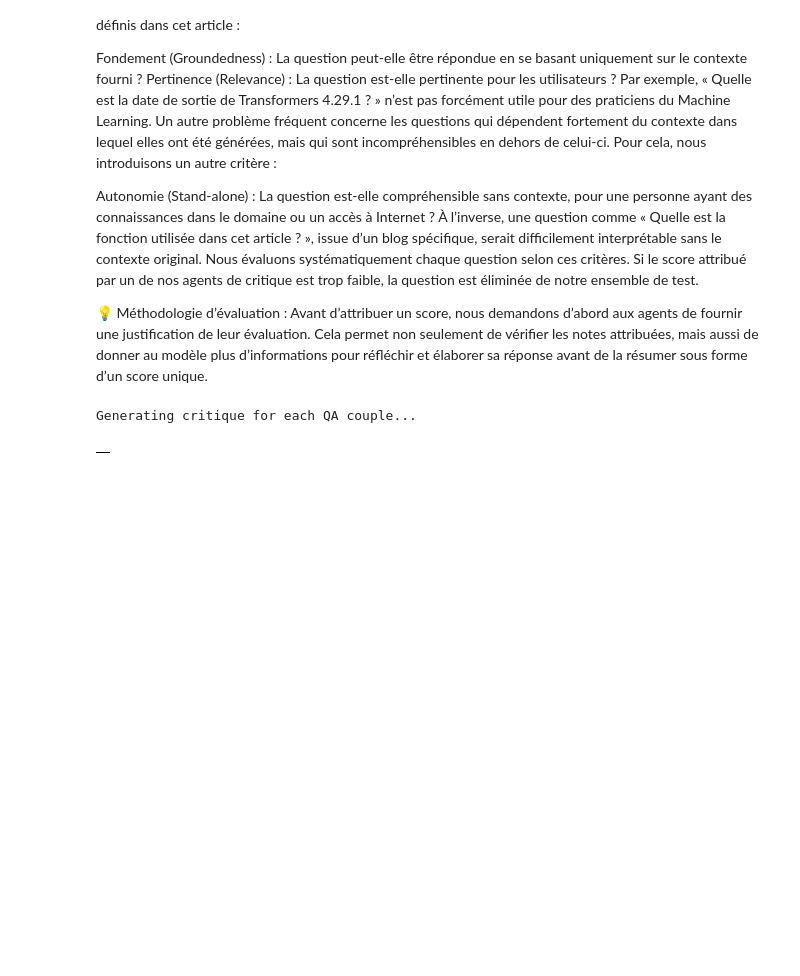
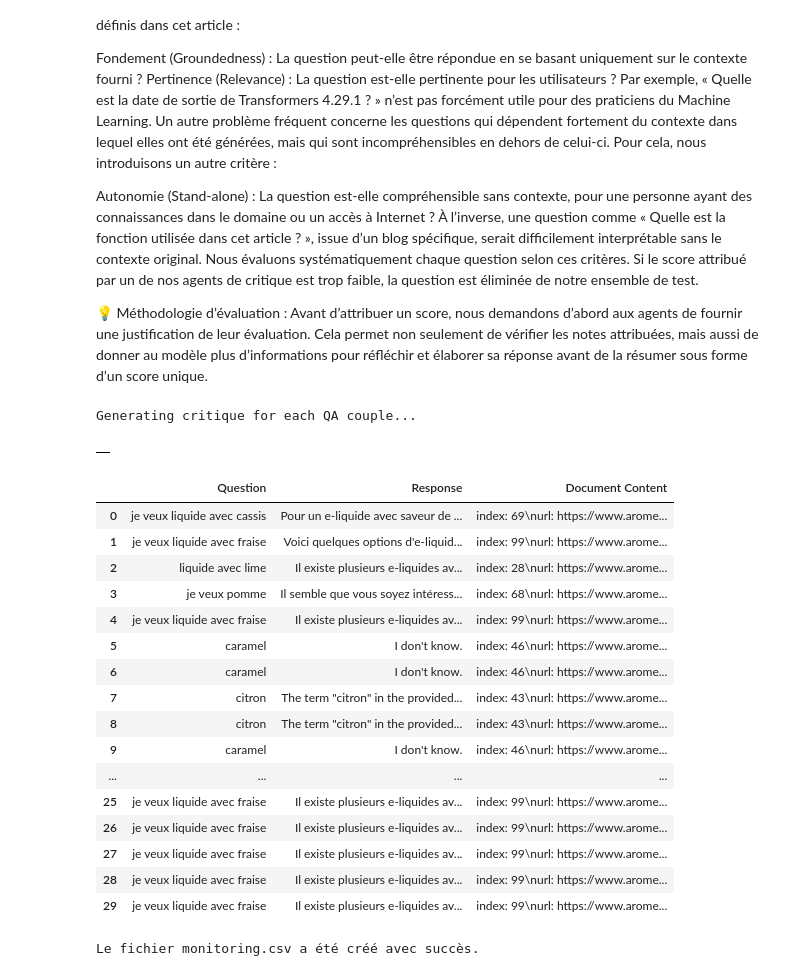
Before and after one commit to AntoanetaStoyanova/APP_PRODUCT_RECOMMENDATION, a Jupyter notebook: app/rag_eval/rag.ipynb, the cells around one changed output. Drawn from its saved outputs; the diff is of its cells as text; code cells hidden in the pictures; blank space fills up the shorter version.

Commit message:
monitoring + action

```diff
--- a/app/rag_eval/rag.ipynb
+++ b/app/rag_eval/rag.ipynb
@@ -442,0 +445,44 @@ df_with_critique.to_csv('QA_test_samples_eval.csv', index=False)
+# %%
+df = pd.read_csv("../../app/recommendations.csv")
+df
+# %% [output]
+|  | Question | Response | Document Content |
+| 0 | je veux liquide avec cassis | Pour un e-liquide avec saveur de ... | index: 69\nurl: https://www.arome... |
+| 1 | je veux liquide avec fraise | Voici quelques options d'e-liquid... | index: 99\nurl: https://www.arome... |
+| 2 | liquide avec lime | Il existe plusieurs e-liquides av... | index: 28\nurl: https://www.arome... |
+| 3 | je veux pomme | Il semble que vous soyez intéress... | index: 68\nurl: https://www.arome... |
+| 4 | je veux liquide avec fraise | Il existe plusieurs e-liquides av... | index: 99\nurl: https://www.arome... |
+| 5 | caramel | I don't know. | index: 46\nurl: https://www.arome... |
+| 6 | caramel | I don't know. | index: 46\nurl: https://www.arome... |
+| 7 | citron | The term "citron" in the provided... | index: 43\nurl: https://www.arome... |
+| 8 | citron | The term "citron" in the provided... | index: 43\nurl: https://www.arome... |
+| 9 | caramel | I don't know. | index: 46\nurl: https://www.arome... |
+| ... | ... | ... | ... |
+| 25 | je veux liquide avec fraise | Il existe plusieurs e-liquides av... | index: 99\nurl: https://www.arome... |
+| 26 | je veux liquide avec fraise | Il existe plusieurs e-liquides av... | index: 99\nurl: https://www.arome... |
+| 27 | je veux liquide avec fraise | Il existe plusieurs e-liquides av... | index: 99\nurl: https://www.arome... |
+| 28 | je veux liquide avec fraise | Il existe plusieurs e-liquides av... | index: 99\nurl: https://www.arome... |
+| 29 | je veux liquide avec fraise | Il existe plusieurs e-liquides av... | index: 99\nurl: https://www.arome... |
+# %%
+import pandas as pd
+
+# Définir les données à mettre dans le CSV
+data = {
+    "Timestamp": [],
+    "Query": [],
+    "Response": [],
+    "Source": [],
+    "Similarity Query-Response": [],
+    "Similarity Response-Source": [],
+    "Latency (ms)": []
+}
+
+# Créer un DataFrame à partir des données
+df = pd.DataFrame(data)
+
+# Enregistrer le DataFrame dans un fichier CSV
+df.to_csv('monitoring.csv', index=False)
+
+print("Le fichier monitoring.csv a été créé avec succès.")
+# %% [output]
+Le fichier monitoring.csv a été créé avec succès.
```
Also changed, not shown: parts of 2 cells of this notebook.
